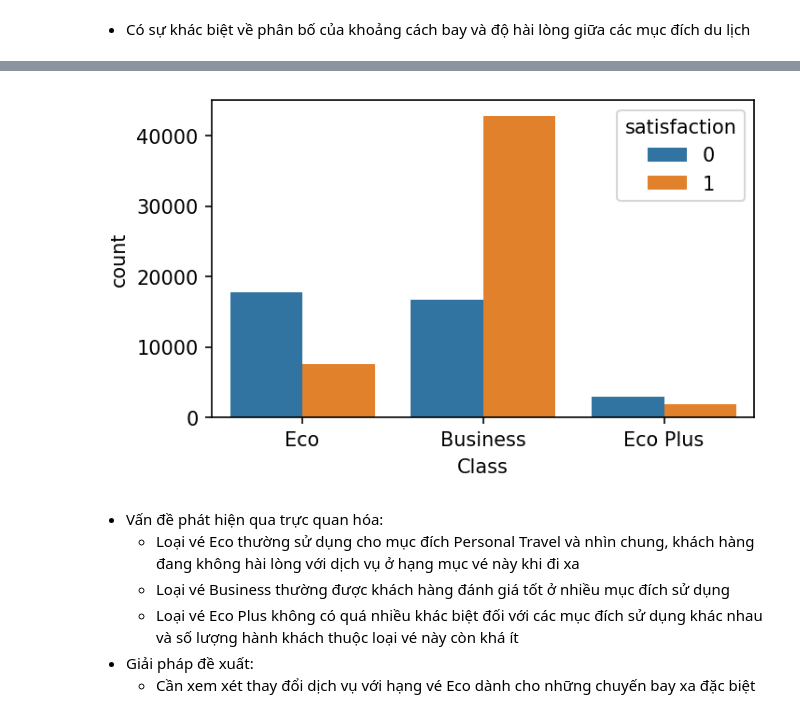
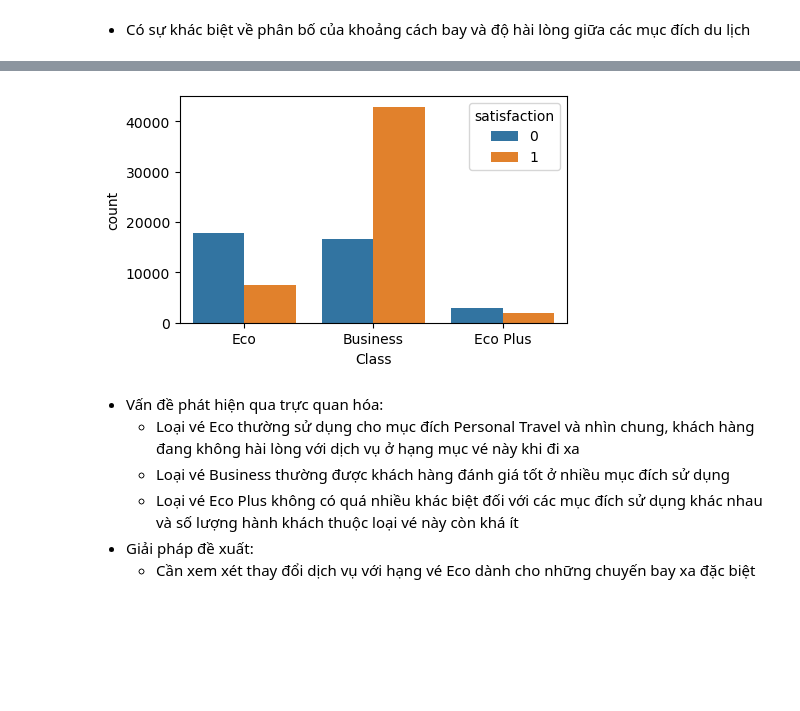
Before and after one commit to nguyen18720/Project_Airline_Satisfaction_Predict, a Jupyter notebook: Project_Datascience.ipynb, the cells around one changed output, grey strips where cells are left out. Cells and saved outputs as stored; diff of their text form; code cells hidden in the pictures; blank space fills up the shorter version.

```diff
--- a/Project_Datascience.ipynb
+++ b/Project_Datascience.ipynb
@@ -369,9 +369,9 @@ plt.show()
 # %%
-plt.figure(figsize= (5, 3), dpi = 150)
+plt.figure(figsize= (5, 3), dpi = 100)
 sns.countplot(data= df[df['Type_of_Travel'] == 'Business travel'], x= 'Class', hue= 'satisfaction')
 plt.show()
 # %% [output]
-[figure, old version]
+[figure, new version]
 # %% [markdown]
 - Vấn đề phát hiện qua trực quan hóa:
     + Loại vé Eco thường sử dụng cho mục đích Personal Travel và nhìn chung, khách hàng đang không hài lòng với dịch vụ ở hạng mục vé này khi đi xa
```
Also changed, not shown: parts of 20 cells of this notebook, 2 other files.
